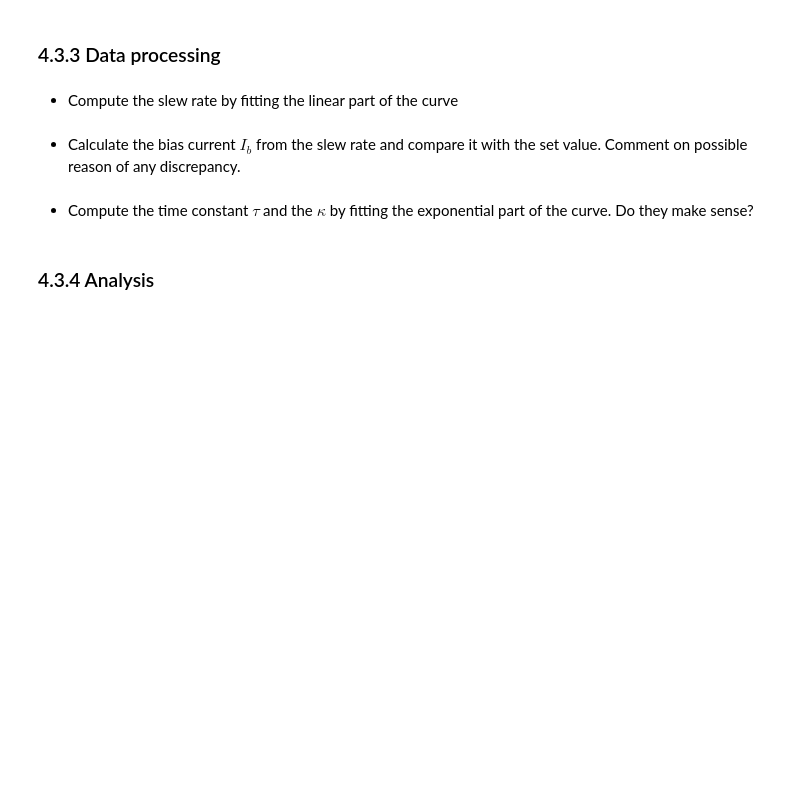
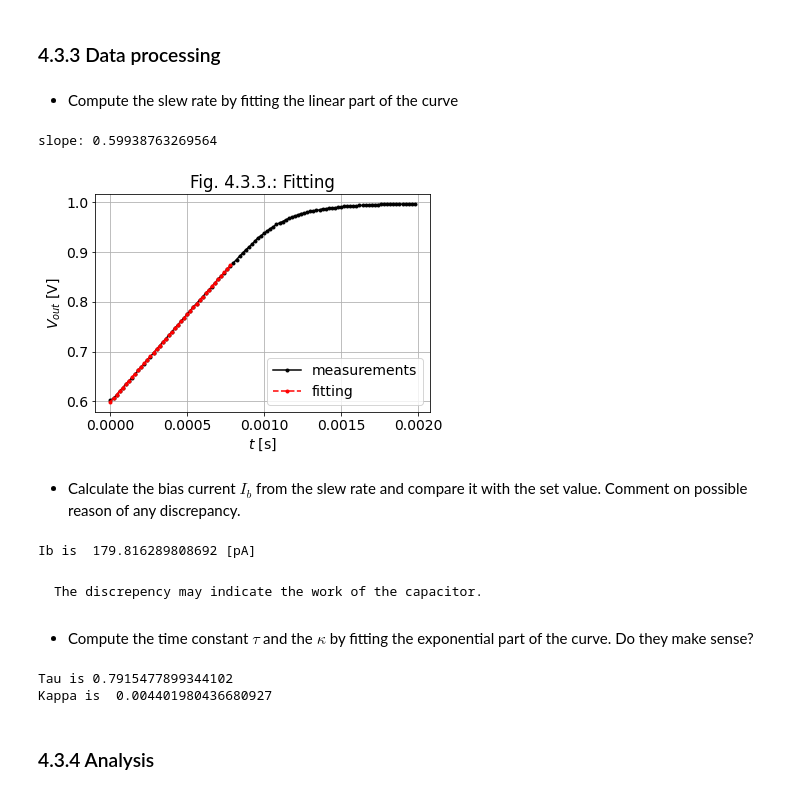
Before and after one commit to pbonazzi/21-10-neuromorphic-engineering, a Jupyter notebook: lab/2021_Lab06_4.9_Pietro_Bonazzi.ipynb, the cells around one changed output. Cells and saved outputs as stored; diff of their text form; code cells hidden in the pictures; blank space fills up the shorter version.

```diff
--- a/lab/2021_Lab06_4.9_Pietro_Bonazzi.ipynb
+++ b/lab/2021_Lab06_4.9_Pietro_Bonazzi.ipynb
@@ -531,24 +496,53 @@ plt.show()
 ### 4.3.3 Data processing
 # %% [markdown]
 * Compute the slew rate by fitting the linear part of the curve
+# %%
+Vout_ex_4_3_2 = np.loadtxt('data/06_integrator_circuits/Lab6_data_432.csv', delimiter=',')
+t=np.arange(0,len(Vout_ex_4_3_2))*0.00002
+
+# extract the valid range
+Vout_clip = Vout_ex_4_3_2[:40]
+t_clip = t[:40]
+
+fit = np.polyfit(t_clip, Vout_clip,1)
+print('slope:',fit[1])
+plt.rcParams.update({'font.size': 14})
+plt.title('Fig 3.1.4: fitting')
+plt.plot(t[:100], Vout_ex_4_3_2[:100], '.k-')
+plt.plot(t_clip, np.clip(t_clip*fit[0]+fit[1],a_min=0,a_max = 1),'.r--')
+plt.xlabel('$t$ [s]')
+plt.ylabel('$V_{out}$ [V]')
+plt.legend(['$V_{out}$'],prop={'size': 14})
+plt.title('Fig. 4.3.3.: Fitting')
+plt.legend(['measurements','fitting'])
+plt.grid()
+plt.show()
+# %% [output]
+slope: 0.59938763269564
+[figure, added]
 # %% [markdown]
 * Calculate the bias current $I_b$ from the slew rate and compare it with the set value. Comment on possible reason of any discrepancy.
+# %%
+Ib= fit[1]*dVi*1000 # gm * |V1-V2|
+print("Ib is ", Ib, "[pA]")
+# %% [output]
+Ib is  179.816289808692 [pA]
+# %% [markdown]
+    The discrepency may indicate the work of the capacitor.
 # %% [markdown]
 * Compute the time constant $\tau$ and the $\kappa$ by fitting the exponential part of the curve. Do they make sense?
 # %%
 import scipy.interpolate as interpolate
 
-f = interpolate.interp1d(Vout_ex_4_3_2,t) # Interpolate t vs. Vout
-v_1tau = dVi*(1-np.exp(-1))+Vout_ex_4_3_2[0]
-tau1 = f(v_1tau) # Get tau = t(Vout=1-e^(-1))
-print(tau1)
+f = interpolate.interp1d(Vout_ex_4_3_2[100:],t[100:]) # Interpolate t vs. Vout
+tau = dVi*(1-np.exp(-1))+Vout_ex_4_3_2[0]
+print("Tau is", tau)
 
-Ibe = #200
-Ibm = #199.5
-taue = #250
-taum = #tau1*10**6
-kappa1 = (taue*Ibe)/(taum*Ibm)
-print(kappa1)
+kappa = (tau/Ib)
+print("Kappa is ", kappa)
+# %% [output]
+Tau is 0.7915477899344102
+Kappa is  0.004401980436680927
 # %% [markdown]
 ### 4.3.4 Analysis
 # %% [markdown]
```
Also changed, not shown: parts of 28 cells of this notebook, 14 other files.
